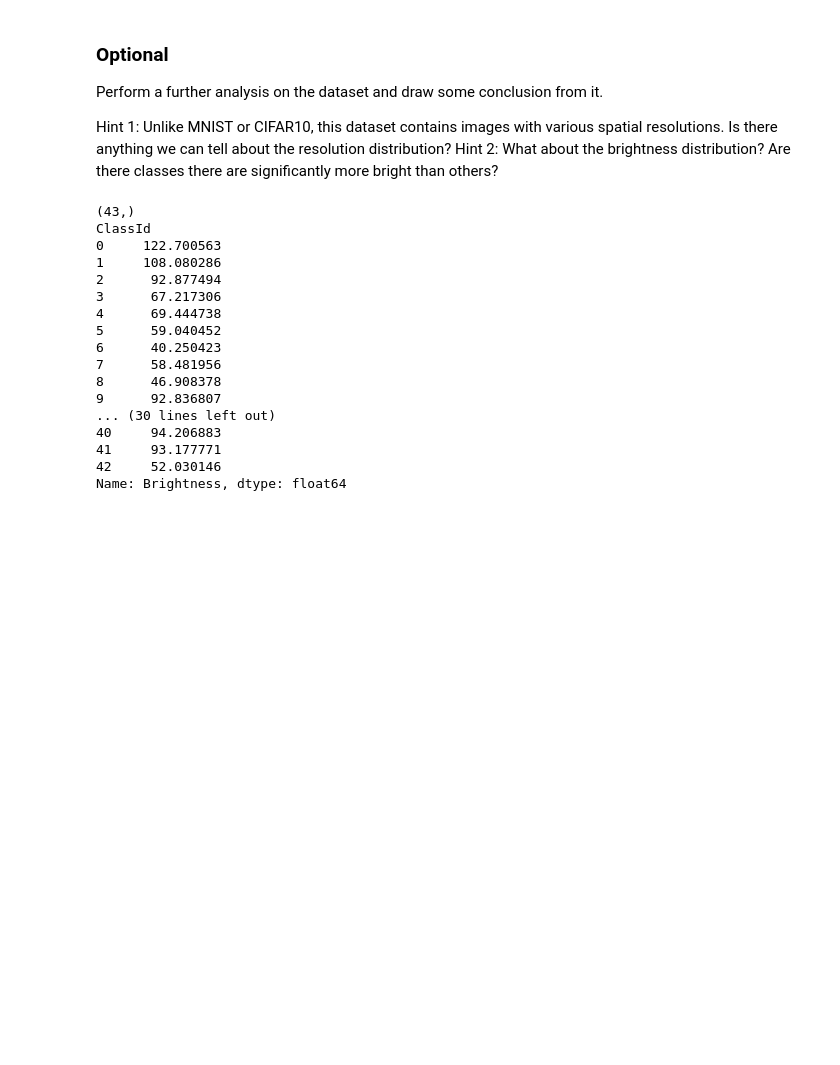
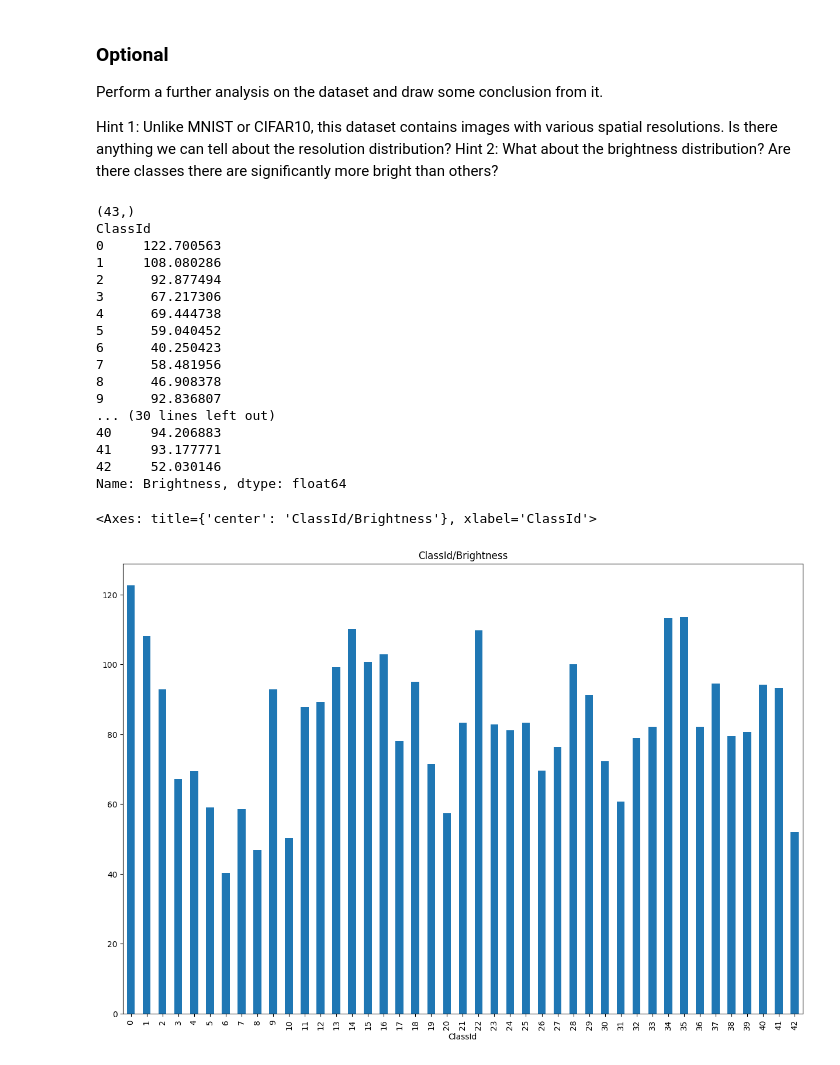
Before and after one commit to AliceBit2020/CV_dz1, a Jupyter notebook: DZ12_Ternova/homework/Homework.ipynb, the cells around one changed output. Saved outputs shown, nothing was run; the diff lists cells and outputs as text; code cells hidden in the pictures; blank space fills up the shorter version.

Commit message:
plot class / brightness

```diff
--- a/DZ12_Ternova/homework/Homework.ipynb
+++ b/DZ12_Ternova/homework/Homework.ipynb
@@ -124,22 +124,26 @@ data['Brightness'] = data['Path'].apply(calculate_brightness)
 # %%
 average_brightness=data.groupby('ClassId')['Brightness'].mean()
 print(average_brightness.shape)
 print(average_brightness)
+
+average_brightness.plot ( kind="bar", title="ClassId/Brightness")
 # %% [output]
 (43,)
 ClassId
 0     122.700563
 1     108.080286
 2      92.877494
 3      67.217306
 4      69.444738
 5      59.040452
 6      40.250423
 7      58.481956
 8      46.908378
 9      92.836807
 ... (30 lines left out)
 40     94.206883
 41     93.177771
 42     52.030146
 Name: Brightness, dtype: float64
+<Axes: title={'center': 'ClassId/Brightness'}, xlabel='ClassId'>
+[figure, added]
```
Also changed, not shown: parts of 1 cell of this notebook.
